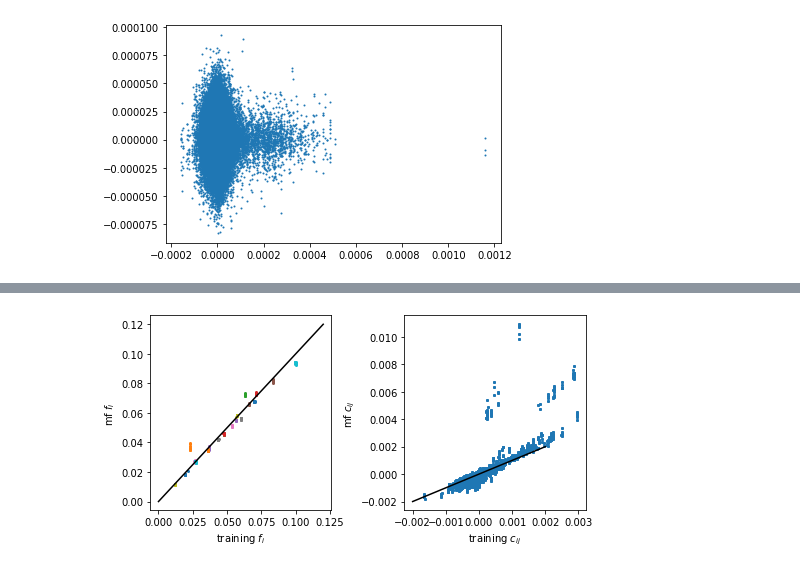
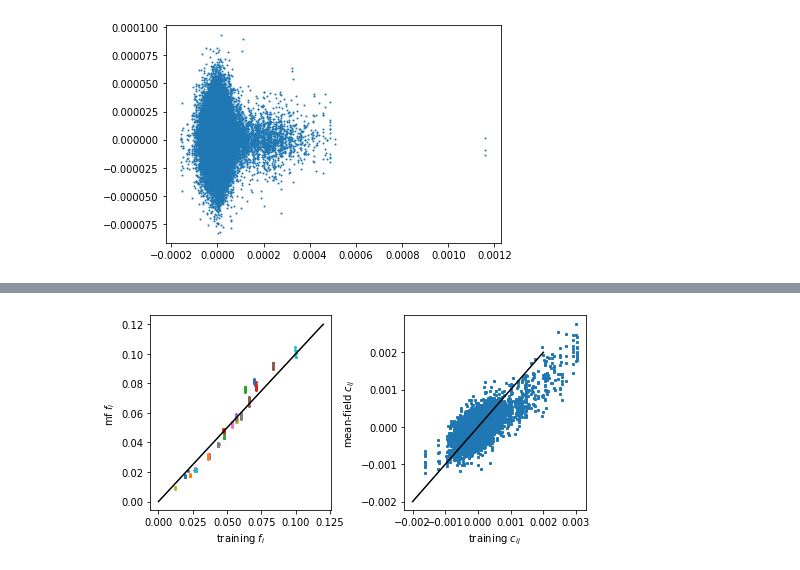
Before and after one commit to andim/peptidome, a Jupyter notebook: code/maxent/full_potts.ipynb, the cells around one changed output, grey strips where cells are left out. Cells and saved outputs as stored; diff of their text form; code cells hidden in the pictures.

```diff
--- a/code/maxent/full_potts.ipynb
+++ b/code/maxent/full_potts.ipynb
@@ -176,5 +250,6 @@ Jij_zerogauge = evcouplings.couplings.model._zero_sum_gauge(Jij)
 # %%
-def JijfrominvC(invC):
-    Jij = evcouplings.couplings.reshape_invC_to_4d(invC, N, q)
+def compute_Jij_mf(cij_flat):
+    invC = np.linalg.inv(cij_flat)
+    Jij = 0.5*evcouplings.couplings.reshape_invC_to_4d(-invC, N, q)
     Jij_zerogauge = evcouplings.couplings.model._zero_sum_gauge(Jij)
     return Jij_zerogauge
@@ -185,0 +256,10 @@ hi_mf = evcouplings.couplings.fields(Jij_mf, fi)
+# %%
+fi = observables_dict['fi']['train']
+fij = observables_dict['fij']['train']
+q = naminoacids
+alpha = 0.01
+fi_reg = (1-alpha)*observables_dict['fi']['train'] + alpha/q
+fij_reg = (1-alpha)*observables_dict['fij']['train'] + alpha/q**2
+cij_flat = compute_flattened_covariance_matrix(fi_reg, fij_reg)
+Jij_mf = compute_Jij_mf(cij_flat)
+hi_mf = evcouplings.couplings.fields(Jij_mf, fi)
@@ -204,28 +304,27 @@ plt.legend()
 # %%
 jump = lambda x: local_jump(x, q)
 x0 = prng.randint(q, size=N)
-sample_matrix = mcmcsampler(x0, lambda x: energy_potts(x, hi_mf, -Jij_mf), jump, 1e7, nsample=10)
+sample_matrix = mcmcsampler(x0, lambda x: energy_potts(x, hi_mf, Jij_mf), jump, 1e6, nsample=10)
 # %%
 fi_mf = frequencies(sample_matrix, num_symbols=q)
-fij_mf = pair_frequencies(sample_matrix, num_symbols=q, fi=fi_model)
+fij_mf = pair_frequencies(sample_matrix, num_symbols=q, fi=fi_mf)
 cij_mf = compute_covariance_matrix(fi_mf, fij_mf)
 # %%
 fig, axes = plt.subplots(figsize=(7, 3.5), ncols=2)
 
 ax = axes[0]
 ax.plot(fi, fi_mf, 'o', ms=2)
 ax.set_xlabel('training $f_i$')
 ax.set_ylabel('mf $f_i$')
 ax.plot([0, 0.12], [0, 0.12], 'k')
 
 lim = 0.002
 ax = axes[1]
-mask = ~np.eye(cij.shape[0], dtype=bool)
-ax.plot(cij[mask].flatten(), cij_mf[mask].flatten(), 'o', ms=2)
-ax.set_ylabel('mf $c_{ij}$')
+ax.plot(flatten_ij(cij), flatten_ij(cij_mf), 'o', ms=2)
+ax.set_ylabel('mean-field $c_{ij}$')
 ax.set_xlabel('training $c_{ij}$')
 ax.plot([-lim, lim], [-lim, lim], 'k')
 
 fig.tight_layout()
 # %% [output]
-[figure, old version]
+[figure, new version]
```
Also changed, not shown: parts of 13 cells of this notebook, 2 other files.
